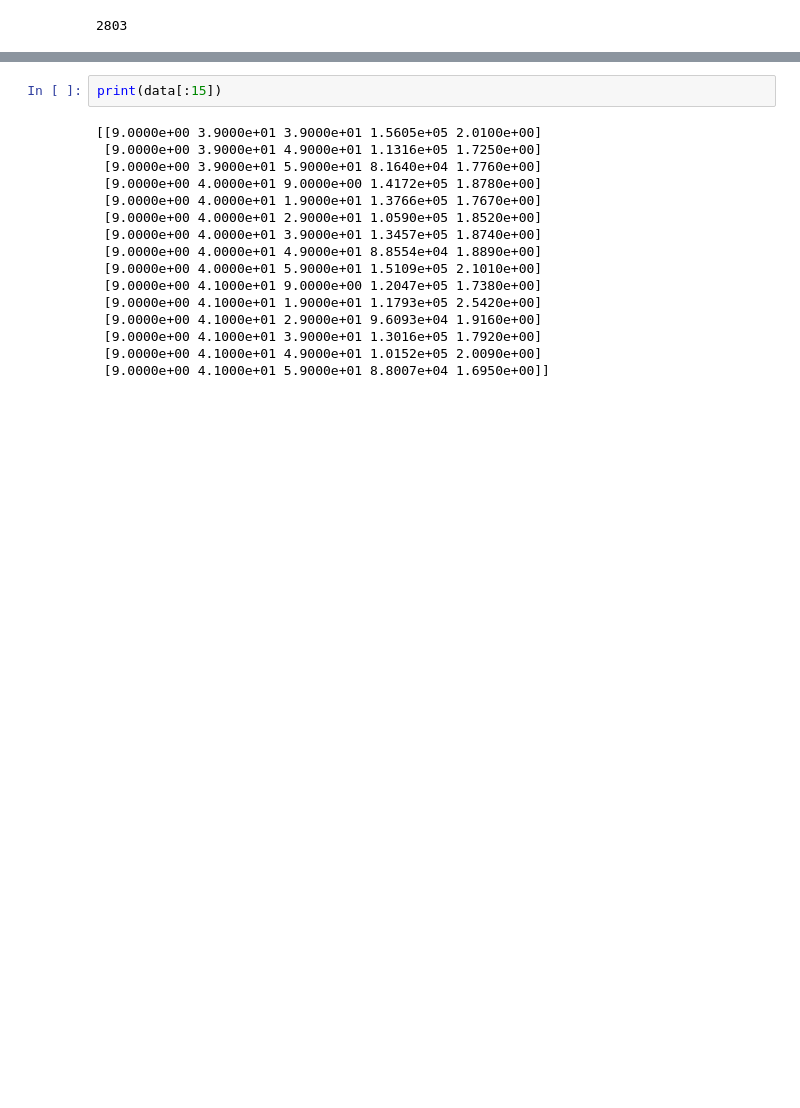
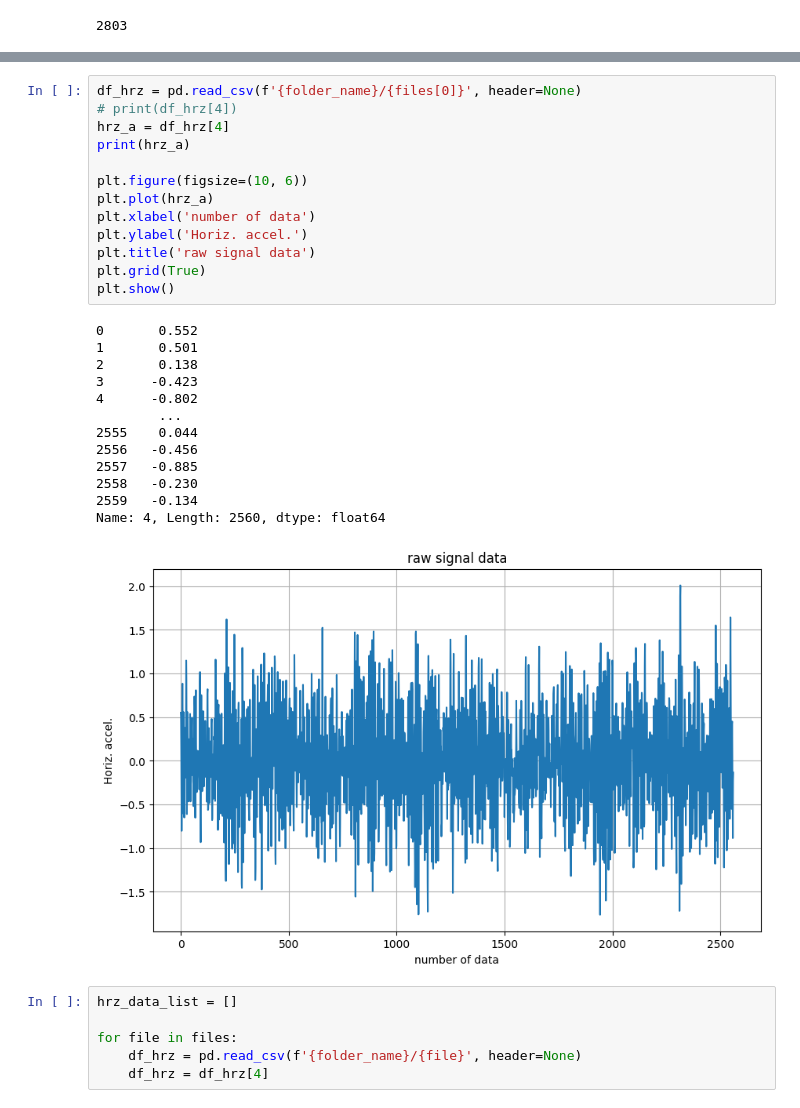
Before and after one commit to leokou42/WKN_SSO, a Jupyter notebook: data_preprocess.ipynb, the cells around one changed output, grey strips where cells are left out. Saved outputs shown, nothing was run; the diff lists cells and outputs as text; blank space fills up the shorter version.

```diff
--- a/data_preprocess.ipynb
+++ b/data_preprocess.ipynb
@@ -33,18 +62,33 @@ print(data.size)
-# %%
-print(data[:15])
-# %% [output]
-[[9.0000e+00 3.9000e+01 3.9000e+01 1.5605e+05 2.0100e+00]
- [9.0000e+00 3.9000e+01 4.9000e+01 1.1316e+05 1.7250e+00]
- [9.0000e+00 3.9000e+01 5.9000e+01 8.1640e+04 1.7760e+00]
- [9.0000e+00 4.0000e+01 9.0000e+00 1.4172e+05 1.8780e+00]
- [9.0000e+00 4.0000e+01 1.9000e+01 1.3766e+05 1.7670e+00]
- [9.0000e+00 4.0000e+01 2.9000e+01 1.0590e+05 1.8520e+00]
- [9.0000e+00 4.0000e+01 3.9000e+01 1.3457e+05 1.8740e+00]
- [9.0000e+00 4.0000e+01 4.9000e+01 8.8554e+04 1.8890e+00]
- [9.0000e+00 4.0000e+01 5.9000e+01 1.5109e+05 2.1010e+00]
- [9.0000e+00 4.1000e+01 9.0000e+00 1.2047e+05 1.7380e+00]
- [9.0000e+00 4.1000e+01 1.9000e+01 1.1793e+05 2.5420e+00]
- [9.0000e+00 4.1000e+01 2.9000e+01 9.6093e+04 1.9160e+00]
- [9.0000e+00 4.1000e+01 3.9000e+01 1.3016e+05 1.7920e+00]
- [9.0000e+00 4.1000e+01 4.9000e+01 1.0152e+05 2.0090e+00]
- [9.0000e+00 4.1000e+01 5.9000e+01 8.8007e+04 1.6950e+00]]
+# %%
+df_hrz = pd.read_csv(f'{folder_name}/{files[0]}', header=None)
+# print(df_hrz[4])
+hrz_a = df_hrz[4]
+print(hrz_a)
+
+plt.figure(figsize=(10, 6))
+plt.plot(hrz_a)
+plt.xlabel('number of data')
+plt.ylabel('Horiz. accel.')
+plt.title('raw signal data')
+plt.grid(True)
+plt.show()
+# %% [output]
+0       0.552
+1       0.501
+2       0.138
+3      -0.423
+4      -0.802
+        ...
+2555    0.044
+2556   -0.456
+2557   -0.885
+2558   -0.230
+2559   -0.134
+Name: 4, Length: 2560, dtype: float64
+[figure, added]
+# %%
+hrz_data_list = []
+
+for file in files:
+    df_hrz = pd.read_csv(f'{folder_name}/{file}', header=None)
+    df_hrz = df_hrz[4]
```
Also changed, not shown: parts of 3 cells of this notebook, 2 other files.
